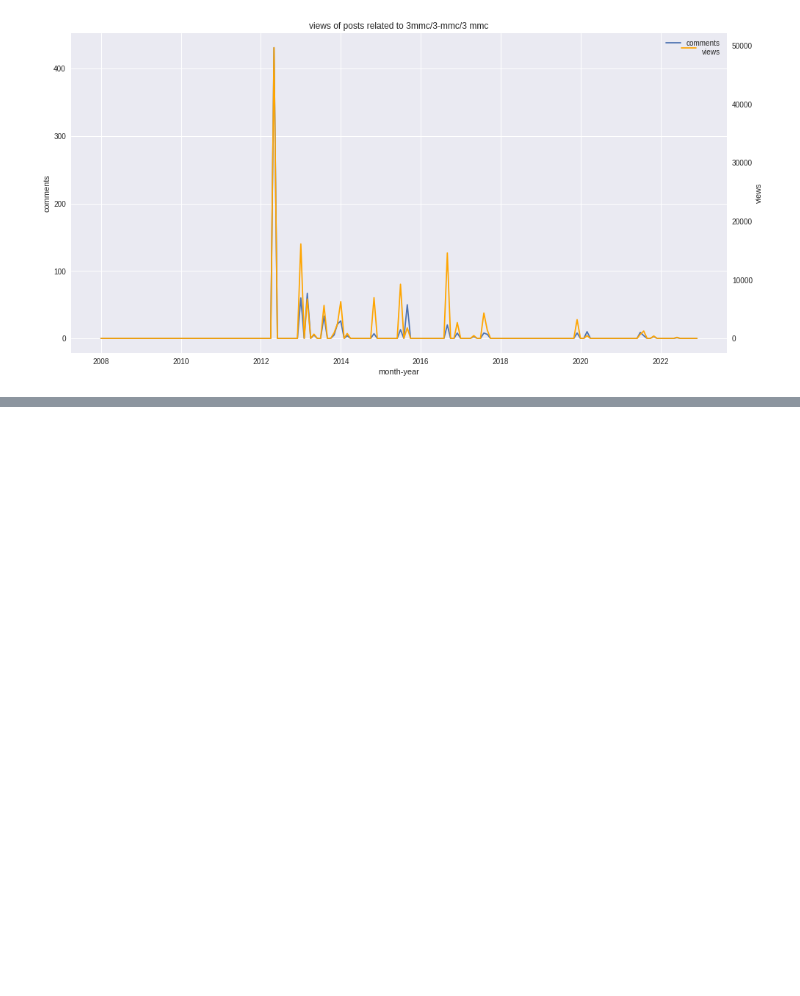
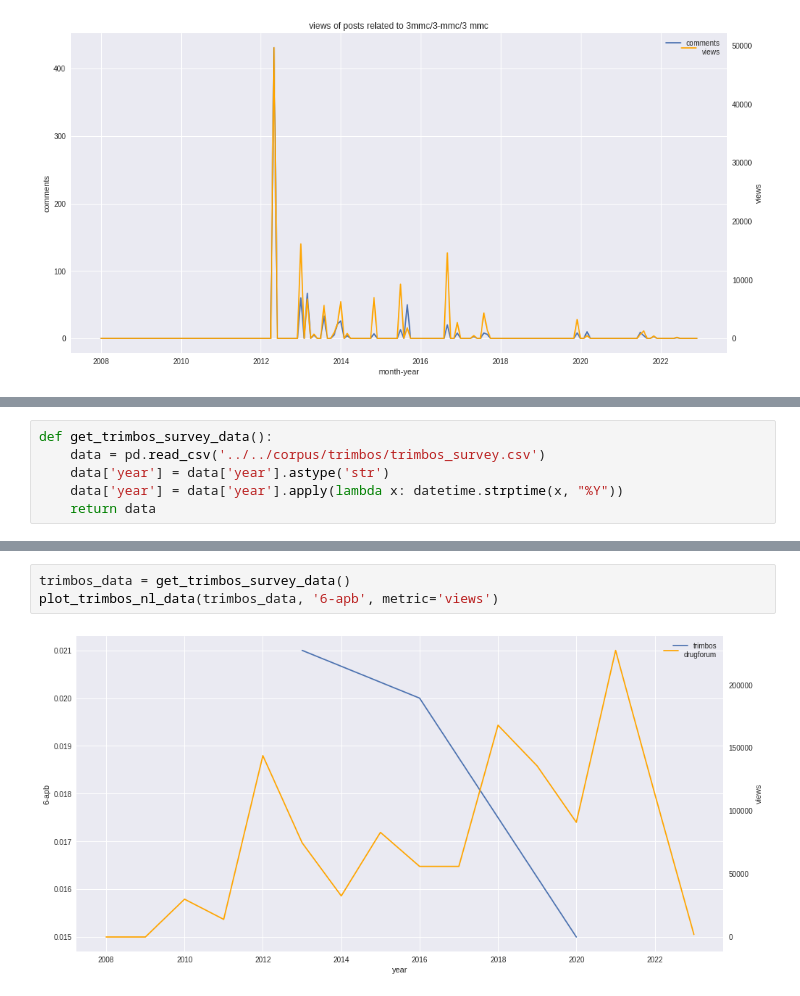
Before and after one commit to k-wal/modus-operandi, a Jupyter notebook: code/analysis/drugsforum .ipynb, the cells around one changed output, grey strips where cells are left out. Cells and saved outputs as stored; diff of their text form; blank space fills up the shorter version.

```diff
--- a/code/analysis/drugsforum .ipynb
+++ b/code/analysis/drugsforum .ipynb
@@ -210,0 +340,6 @@ Name: content, Length: 557, dtype: object
+# %%
+def get_trimbos_survey_data():
+    data = pd.read_csv('../../corpus/trimbos/trimbos_survey.csv')
+    data['year'] = data['year'].astype('str')
+    data['year'] = data['year'].apply(lambda x: datetime.strptime(x, "%Y"))
+    return data
@@ -210,0 +475,5 @@ Name: content, Length: 557, dtype: object
+# %%
+trimbos_data = get_trimbos_survey_data()
+plot_trimbos_nl_data(trimbos_data, '6-apb', metric='views')
+# %% [output]
+[figure, added]
```
Also changed, not shown: parts of 30 cells of this notebook, 28 other files.
